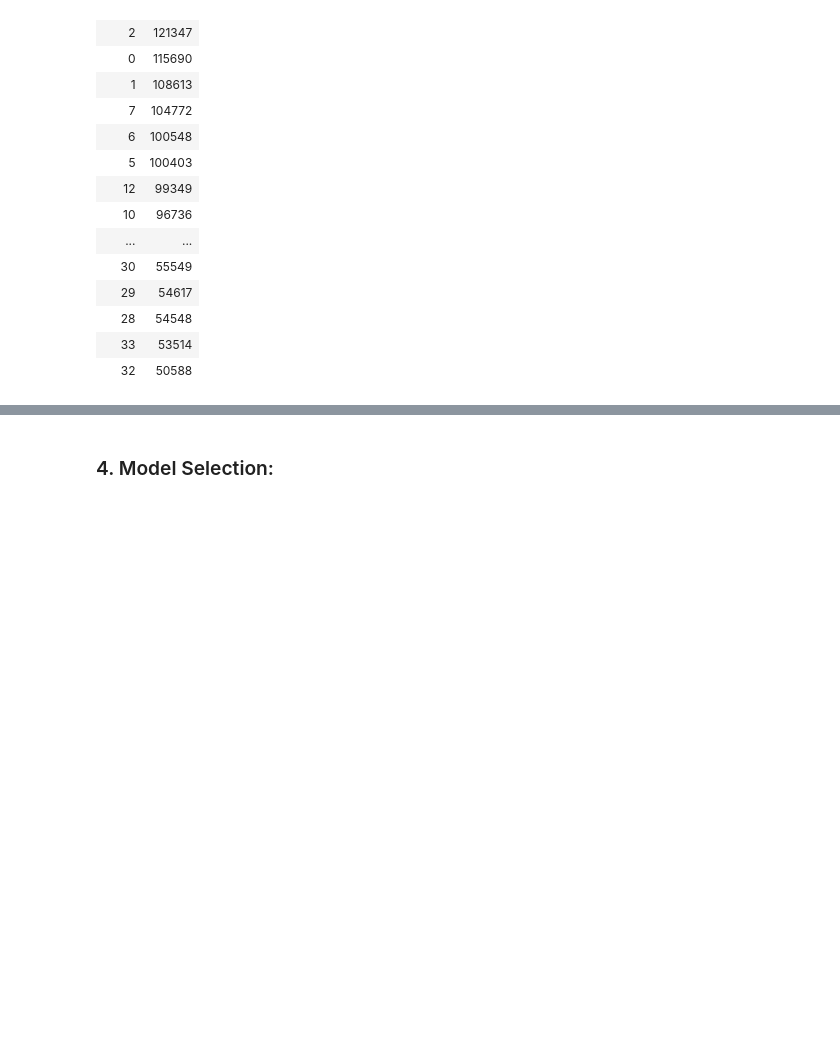
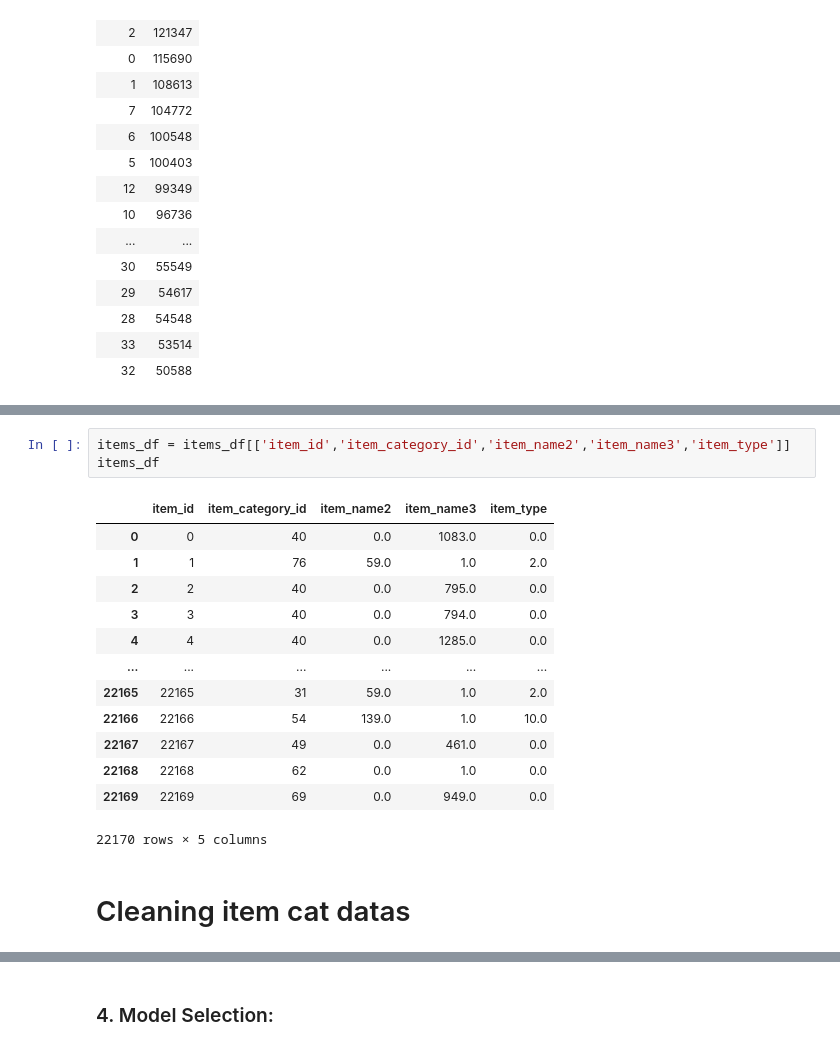
Before and after one commit to EnderMagician/FutureSalePrediction, a Jupyter notebook: FutureSalePrediction.ipynb, the cells around one changed output, grey strips where cells are left out. Drawn from its saved outputs; the diff is of its cells as text; blank space fills up the shorter version.

```diff
--- a/FutureSalePrediction.ipynb
+++ b/FutureSalePrediction.ipynb
@@ -99,0 +283,19 @@ display(date_block_num_valueCount.style.hide(axis = 'index'))
+# %%
+items_df = items_df[['item_id','item_category_id','item_name2','item_name3','item_type']]
+items_df
+# %% [output]
+|  | item_id | item_category_id | item_name2 | item_name3 | item_type |
+| 0 | 0 | 40 | 0.0 | 1083.0 | 0.0 |
+| 1 | 1 | 76 | 59.0 | 1.0 | 2.0 |
+| 2 | 2 | 40 | 0.0 | 795.0 | 0.0 |
+| 3 | 3 | 40 | 0.0 | 794.0 | 0.0 |
+| 4 | 4 | 40 | 0.0 | 1285.0 | 0.0 |
+| ... | ... | ... | ... | ... | ... |
+| 22165 | 22165 | 31 | 59.0 | 1.0 | 2.0 |
+| 22166 | 22166 | 54 | 139.0 | 1.0 | 10.0 |
+| 22167 | 22167 | 49 | 0.0 | 461.0 | 0.0 |
+| 22168 | 22168 | 62 | 0.0 | 1.0 | 0.0 |
+| 22169 | 22169 | 69 | 0.0 | 949.0 | 0.0 |
+22170 rows × 5 columns
+# %% [markdown]
+# Cleaning item cat datas
```
Also changed, not shown: parts of 27 cells of this notebook.
